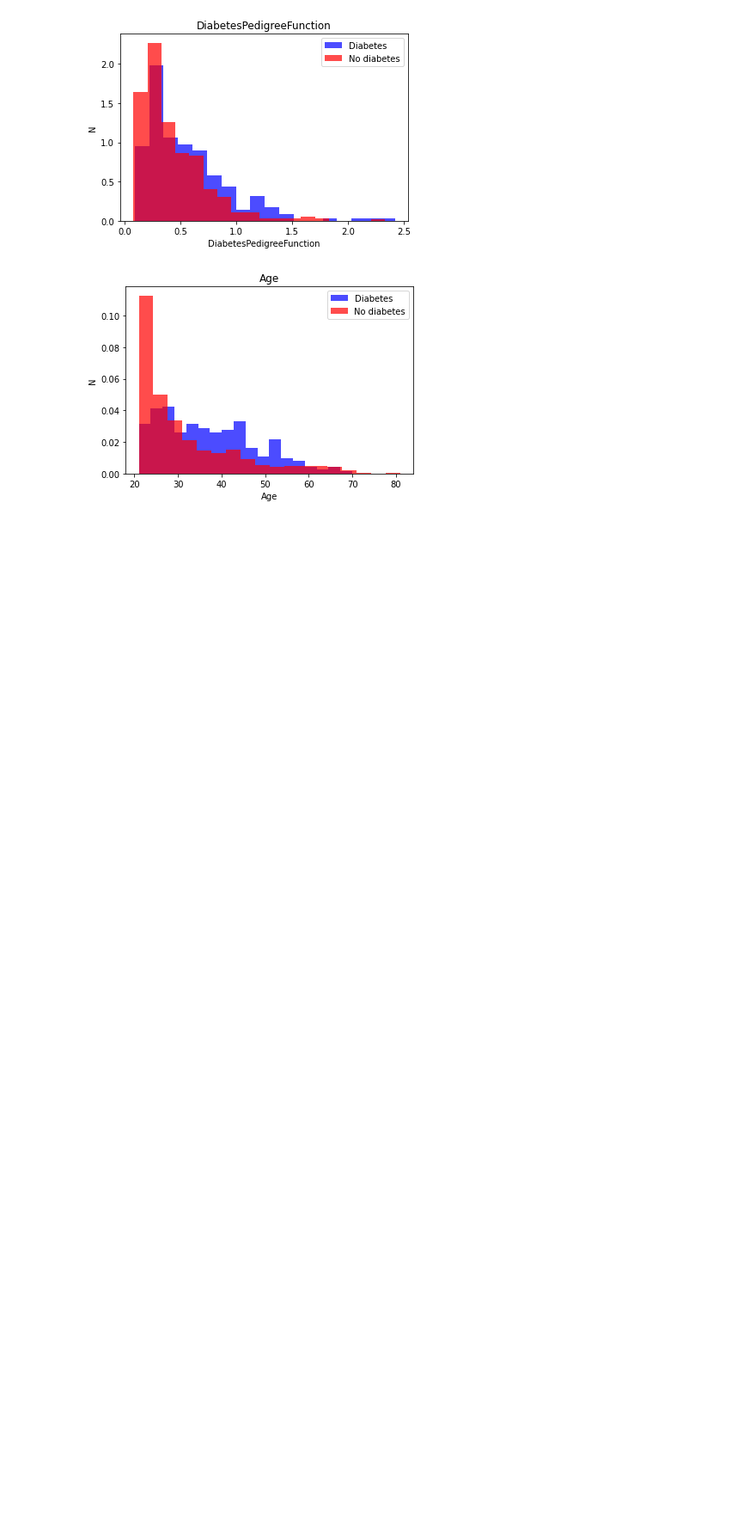
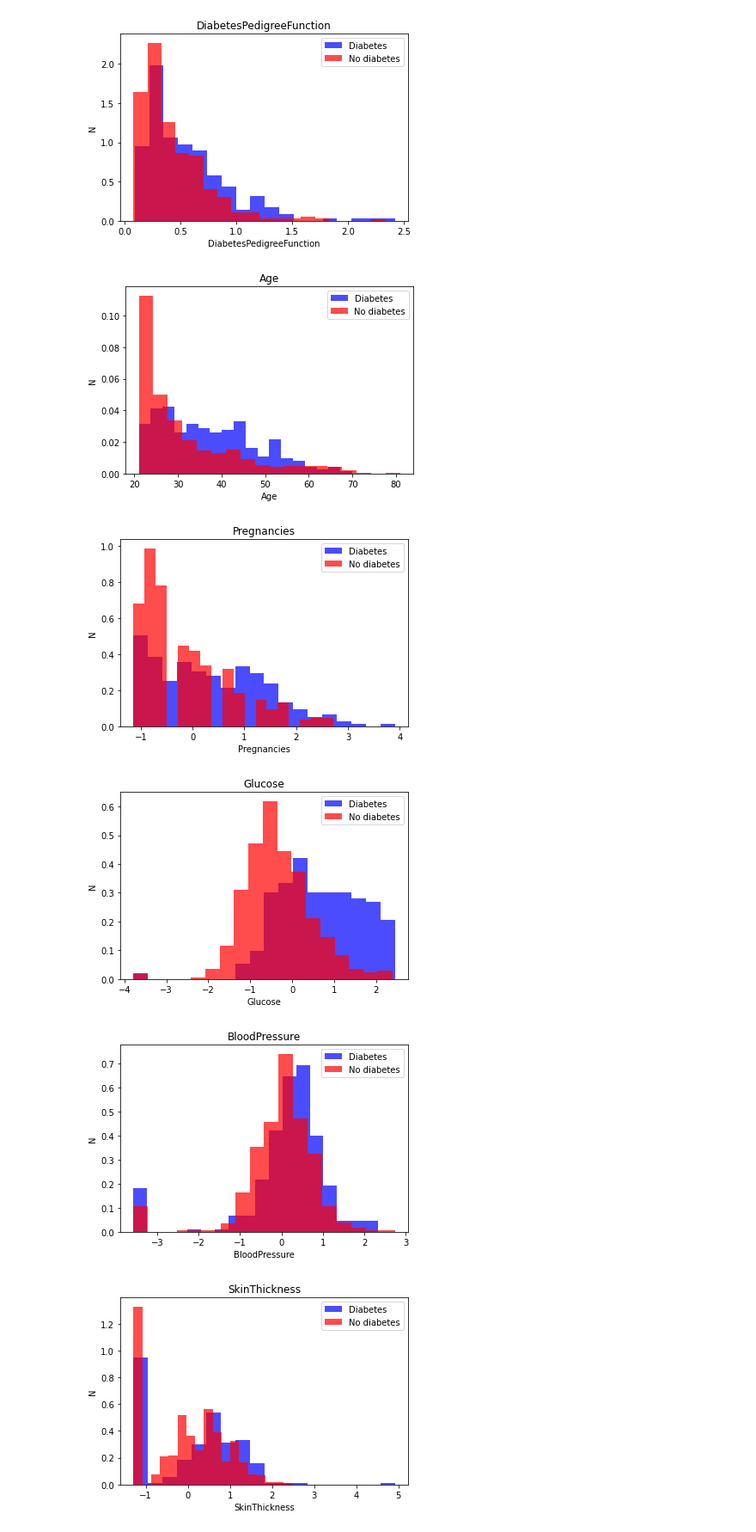
Before and after one commit to Sean-Miningah/TensorFlow-TextClassificationExample, a Jupyter notebook: feedForwardNN.ipynb, the cells around one changed output. Shown: that part at 86% size. Drawn from its saved outputs; the diff is of its cells as text; code cells hidden in the pictures; blank space fills up the shorter version.

```diff
--- a/feedForwardNN.ipynb
+++ b/feedForwardNN.ipynb
@@ -56,3 +59,32 @@ for i in range(len(df.columns[:-1])):
 # These columns are now numpy arrays
 X = df[df.columns[:-1]].values
 y = df[df.columns[-1]].values
+# %%
+# We are scalling the quantites for all variables to be in the same range
+# This will improve our models accuracy
+scaler = StandardScaler()
+X = scaler.fit_transform(X)
+
+# We are reshaping the nump array into pandas dataframe for plotting purposes
+data = np.hstack((X, np.reshape(y, (-1, 1))))
+transformed_df = pd.DataFrame(data, columns=df.columns)
+# %%
+for i in range(len(df.columns[:-1])):
+    label = df.columns[i]
+#   Plotting a histograms of when outcomes is 1 or when 2
+#   Subsetting a dataframe based on some parameters
+#   Normalize the imbalance in outcomes by using density  to compare ratios
+    plt.hist(transformed_df[transformed_df['Outcome'] == 1][label], color='blue', label="Diabetes", alpha=0.7, density=True, bins=18)
+    plt.hist(transformed_df[transformed_df['Outcome'] == 0][label], color='red', label="No diabetes", alpha=0.7, density=True, bins=18)
+    plt.title(label)
+    plt.ylabel("N")
+    plt.xlabel(label)
+    plt.legend()
+    plt.show()
+
+# The plots visualise scaled variables
+# %% [output]
+[figure, added]
+[figure, added]
+[figure, added]
+[figure, added]
```
Also changed, not shown: parts of 7 cells of this notebook.
